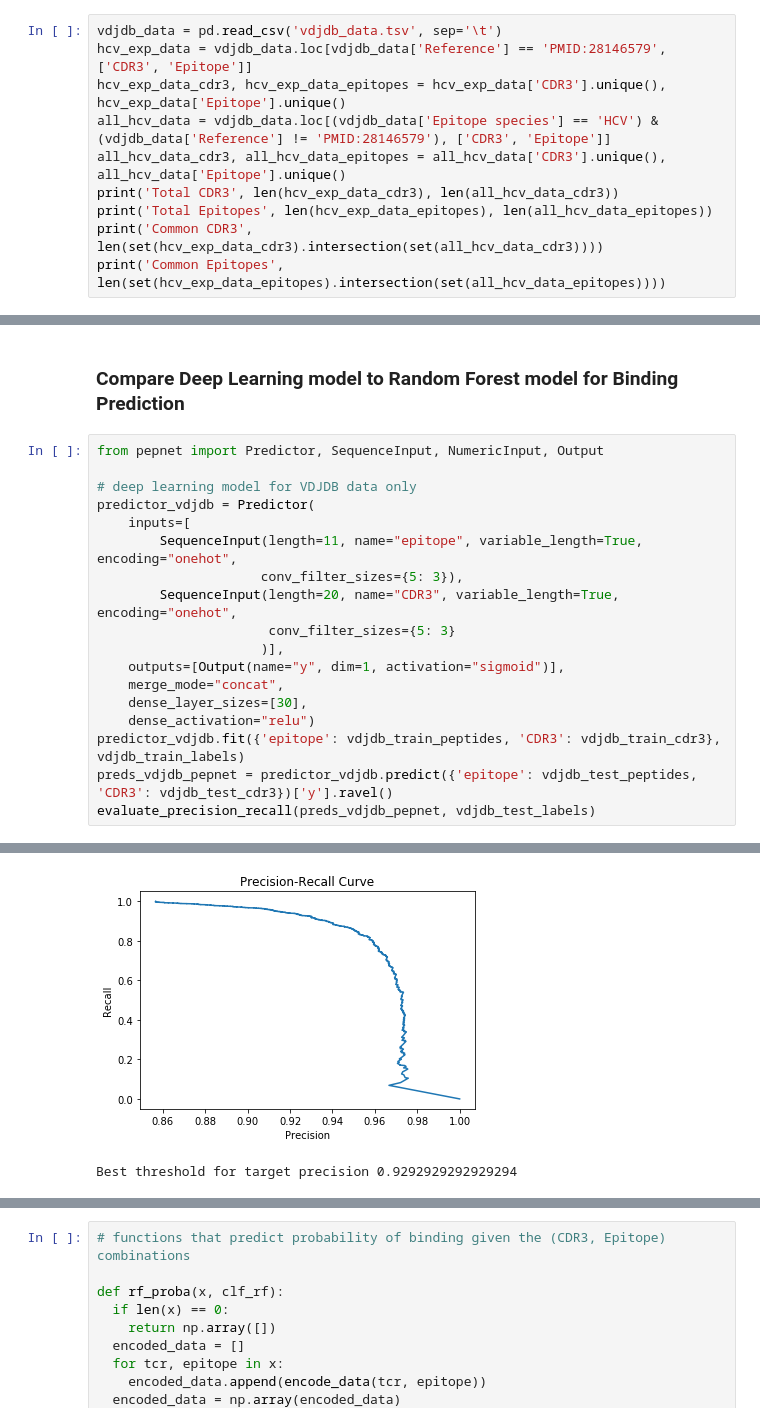
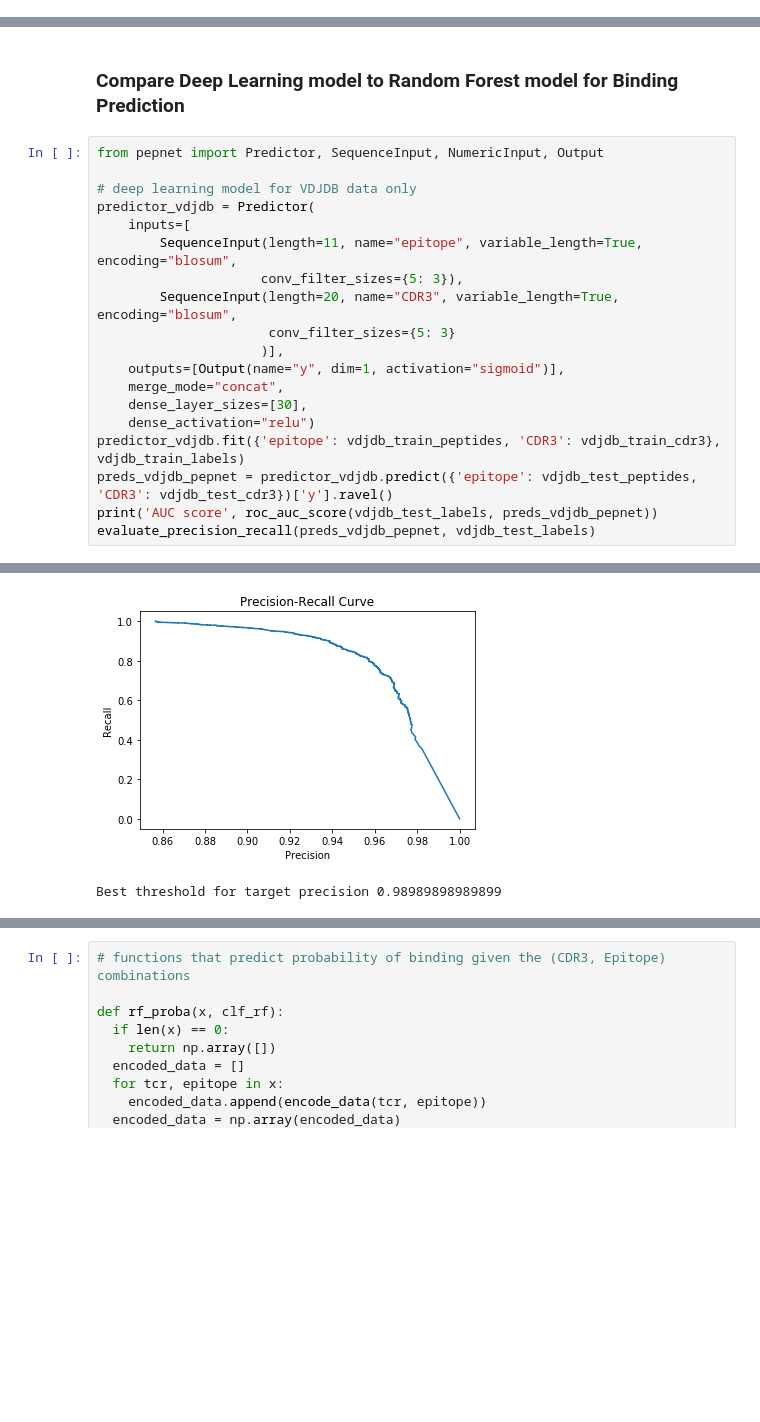
Before and after one commit to alexanderwhatley/TCR-Pathogen-Identification, a Jupyter notebook: benchmark_methods.ipynb, the cells around one changed output, grey strips where cells are left out. Cells and saved outputs as stored; diff of their text form; blank space fills up the shorter version.

```diff
--- a/benchmark_methods.ipynb
+++ b/benchmark_methods.ipynb
@@ -118,16 +118,6 @@ Percent downloaded 100
 Percent downloaded 100
 Percent downloaded 100
 Percent downloaded 100
-# %%
-vdjdb_data = pd.read_csv('vdjdb_data.tsv', sep='\t')
-hcv_exp_data = vdjdb_data.loc[vdjdb_data['Reference'] == 'PMID:28146579', ['CDR3', 'Epitope']]
-hcv_exp_data_cdr3, hcv_exp_data_epitopes = hcv_exp_data['CDR3'].unique(), hcv_exp_data['Epitope'].unique()
-all_hcv_data = vdjdb_data.loc[(vdjdb_data['Epitope species'] == 'HCV') & (vdjdb_data['Reference'] != 'PMID:28146579'), ['CDR3', 'Epitope']]
-all_hcv_data_cdr3, all_hcv_data_epitopes = all_hcv_data['CDR3'].unique(), all_hcv_data['Epitope'].unique()
-print('Total CDR3', len(hcv_exp_data_cdr3), len(all_hcv_data_cdr3))
-print('Total Epitopes', len(hcv_exp_data_epitopes), len(all_hcv_data_epitopes))
-print('Common CDR3', len(set(hcv_exp_data_cdr3).intersection(set(all_hcv_data_cdr3))))
-print('Common Epitopes', len(set(hcv_exp_data_epitopes).intersection(set(all_hcv_data_epitopes))))
 # %%
 # Build VDJDB model
 # Random Forest Model
@@ -444,9 +562,9 @@ from pepnet import Predictor, SequenceInput, NumericInput, Output
 # deep learning model for VDJDB data only
 predictor_vdjdb = Predictor(
     inputs=[
-        SequenceInput(length=11, name="epitope", variable_length=True, encoding="onehot",
+        SequenceInput(length=11, name="epitope", variable_length=True, encoding="blosum",
                      conv_filter_sizes={5: 3}),
-        SequenceInput(length=20, name="CDR3", variable_length=True, encoding="onehot",
+        SequenceInput(length=20, name="CDR3", variable_length=True, encoding="blosum",
                       conv_filter_sizes={5: 3}
                      )],
     outputs=[Output(name="y", dim=1, activation="sigmoid")],
@@ -455,5 +573,6 @@ predictor_vdjdb = Predictor(
     dense_activation="relu")
 predictor_vdjdb.fit({'epitope': vdjdb_train_peptides, 'CDR3': vdjdb_train_cdr3}, vdjdb_train_labels)
 preds_vdjdb_pepnet = predictor_vdjdb.predict({'epitope': vdjdb_test_peptides, 'CDR3': vdjdb_test_cdr3})['y'].ravel()
+print('AUC score', roc_auc_score(vdjdb_test_labels, preds_vdjdb_pepnet))
 evaluate_precision_recall(preds_vdjdb_pepnet, vdjdb_test_labels)
 # %% [output]
@@ -477,5 +596,5 @@ Epoch 100/100
-[figure, old version]
+[figure, new version]
-Best threshold for target precision 0.9292929292929294
+Best threshold for target precision 0.98989898989899
 # %%
 # ensembled model for VDJDB data
 preds_vdjdb_ensembled = (preds_vdjdb_pepnet + preds_vdjdb_rf) / 2
```
Also changed, not shown: parts of 24 cells of this notebook.
